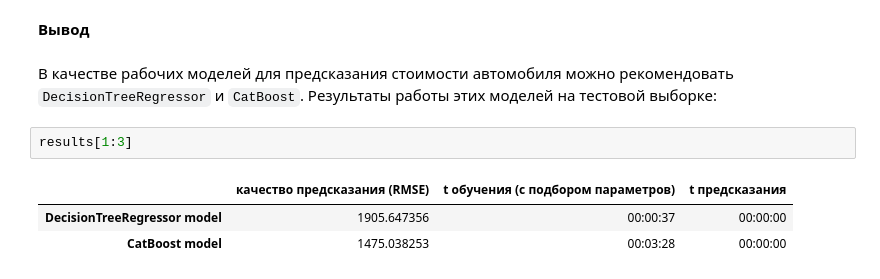
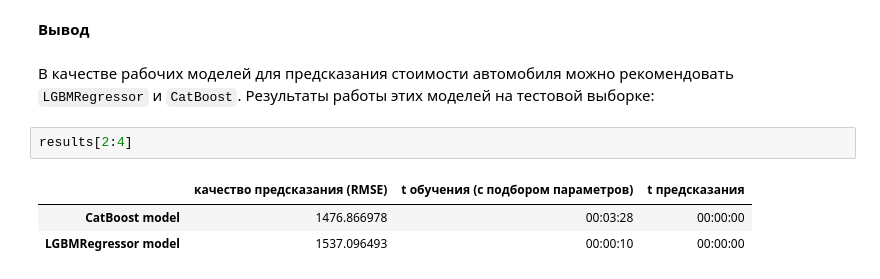
Before and after one commit to WhiteNivis/praktikum, a Jupyter notebook: 09-Численные методы/09-Численные методы.ipynb, the cells around one changed output. Drawn from its saved outputs; the diff is of its cells as text.

```diff
--- a/09-Численные методы/09-Численные методы.ipynb
+++ b/09-Численные методы/09-Численные методы.ipynb
@@ -822,11 +796,11 @@ results
 # %% [markdown]
 **Вывод**
 # %% [markdown]
-В качестве рабочих моделей для предсказания стоимости автомобиля можно рекомендовать `DecisionTreeRegressor` и `CatBoost`.
+В качестве рабочих моделей для предсказания стоимости автомобиля можно рекомендовать `LGBMRegressor` и `CatBoost`.
 Результаты работы этих моделей на тестовой выборке:
-# %%
-results[1:3]
-# %% [output]
-|  | качество предсказания (RMSE) | t обучения (с подбором параметров) | t предсказания |
-| DecisionTreeRegressor model | 1905.647356 | 00:00:37 | 00:00:00 |
-| CatBoost model | 1475.038253 | 00:03:28 | 00:00:00 |
+# %%
+results[2:4]
+# %% [output]
+|  | качество предсказания (RMSE) | t обучения (с подбором параметров) | t предсказания |
+| CatBoost model | 1476.866978 | 00:03:28 | 00:00:00 |
+| LGBMRegressor model | 1537.096493 | 00:00:10 | 00:00:00 |
```
Also changed, not shown: parts of 8 cells of this notebook, 5 other files.
